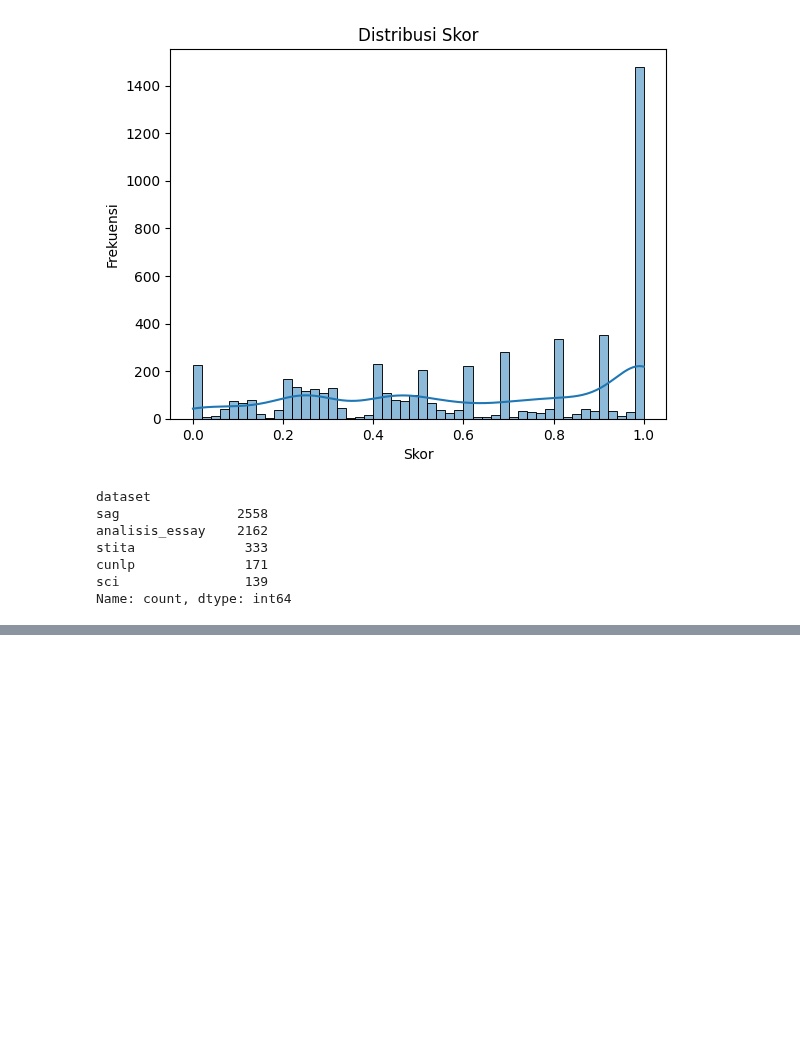
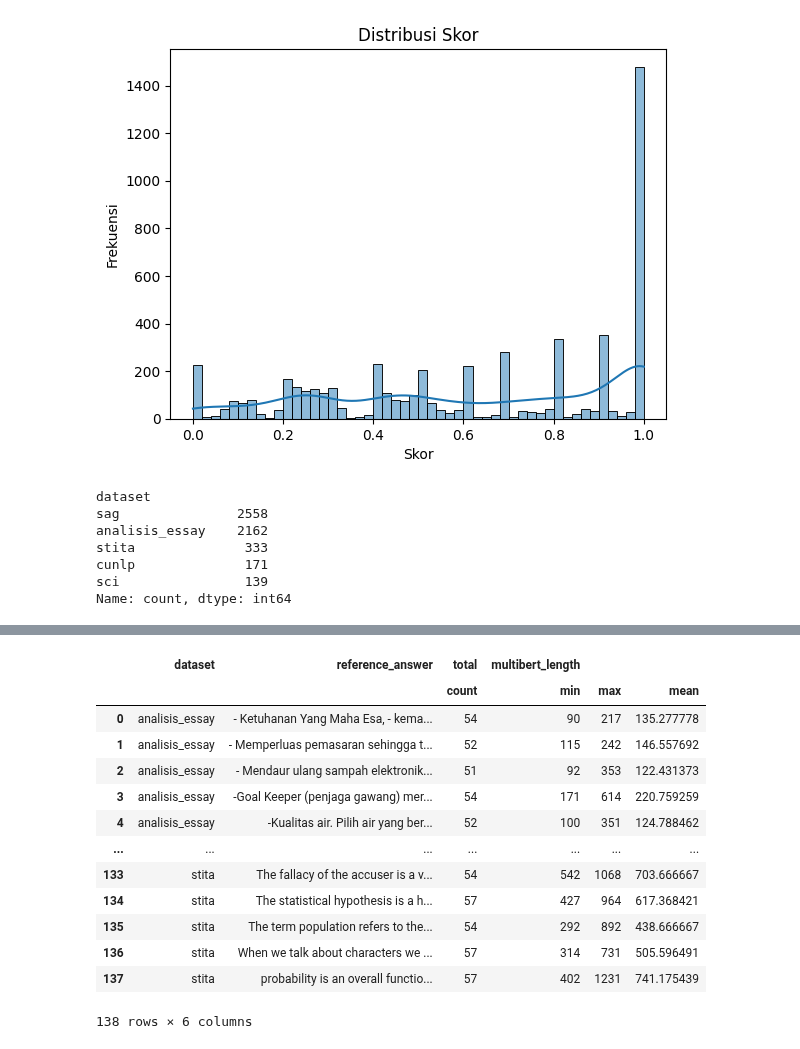
Before and after one commit to bwbayu/llm_aes, a Jupyter notebook: notebooks/eda.ipynb, the cells around one changed output, grey strips where cells are left out. Cells and saved outputs as stored; diff of their text form; code cells hidden in the pictures; blank space fills up the shorter version.

Commit message:
fix/update split dataset method

```diff
--- a/notebooks/eda.ipynb
+++ b/notebooks/eda.ipynb
@@ -663,0 +674,4 @@ Name: count, dtype: int64
+# %%
+df = pd.read_csv("../data/aes_dataset_5k.csv")
+df = df[['question', 'reference_answer', 'answer', 'score', 'dataset', 'multibert_length']]
+df.info()
@@ -663,0 +692,26 @@ Name: count, dtype: int64
+# %%
+# pd.set_option('display.max_rows', None)
+eda_df = df.copy()
+eda_df['total'] = 0
+data_group = eda_df.groupby(['dataset', 'reference_answer']).agg({
+    "total": "count",
+    "multibert_length": ['min', 'max', 'mean']
+}).reset_index()
+pd.reset_option('display.max_rows')
+
+data_group
+# %% [output]
+|  | dataset | reference_answer | total | multibert_length |  |  |
+|  |  |  | count | min | max | mean |
+| 0 | analisis_essay | - Ketuhanan Yang Maha Esa, - kema... | 54 | 90 | 217 | 135.277778 |
+| 1 | analisis_essay | - Memperluas pemasaran sehingga t... | 52 | 115 | 242 | 146.557692 |
+| 2 | analisis_essay | - Mendaur ulang sampah elektronik... | 51 | 92 | 353 | 122.431373 |
+| 3 | analisis_essay | -Goal Keeper (penjaga gawang) mer... | 54 | 171 | 614 | 220.759259 |
+| 4 | analisis_essay | -Kualitas air. Pilih air yang ber... | 52 | 100 | 351 | 124.788462 |
+| ... | ... | ... | ... | ... | ... | ... |
+| 133 | stita | The fallacy of the accuser is a v... | 54 | 542 | 1068 | 703.666667 |
+| 134 | stita | The statistical hypothesis is a h... | 57 | 427 | 964 | 617.368421 |
+| 135 | stita | The term population refers to the... | 54 | 292 | 892 | 438.666667 |
+| 136 | stita | When we talk about characters we ... | 57 | 314 | 731 | 505.596491 |
+| 137 | stita | probability is an overall functio... | 57 | 402 | 1231 | 741.175439 |
+138 rows × 6 columns
```
Also changed, not shown: parts of 5 cells of this notebook, 7 other files.
